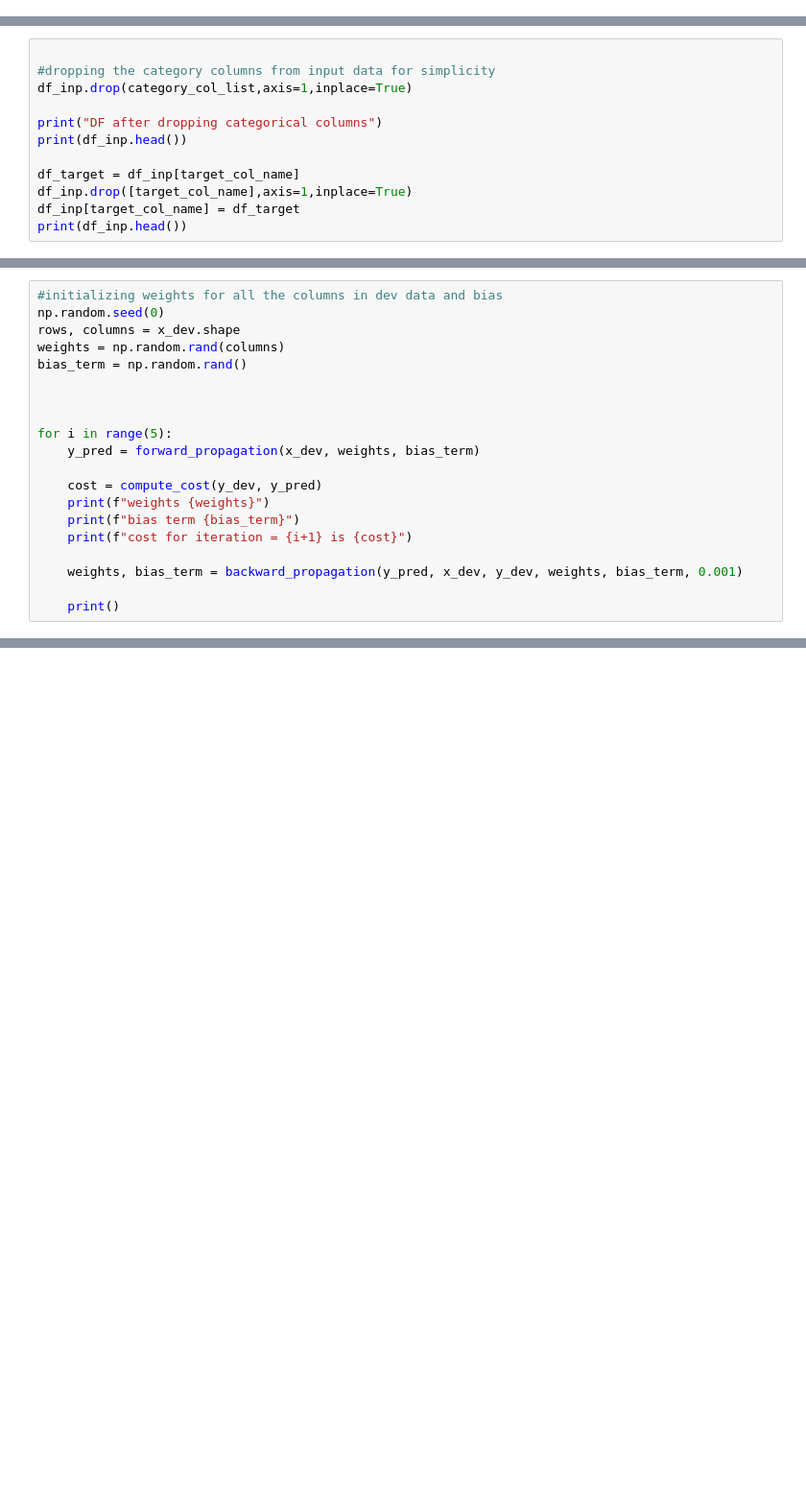
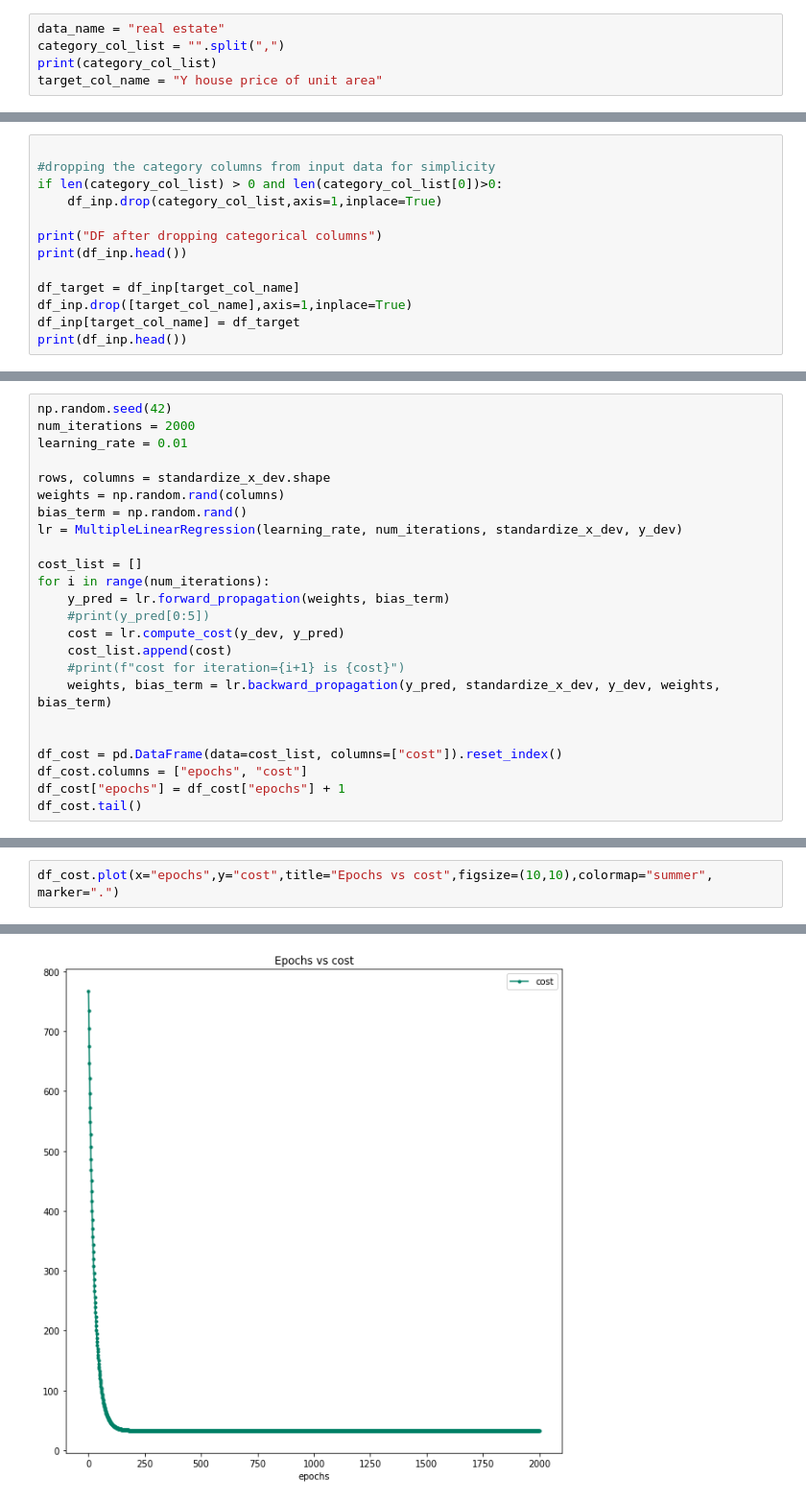
Before and after one commit to hassanmoid/FromScratch, a Jupyter notebook: linear_regression/scratch_lin_reg.ipynb, the cells around one changed output, grey strips where cells are left out. Shown at 96% size. Cells and saved outputs as stored; diff of their text form; blank space fills up the shorter version.

Commit message:
cleaned linear regression notebook to make generic

```diff
--- a/linear_regression/scratch_lin_reg.ipynb
+++ b/linear_regression/scratch_lin_reg.ipynb
@@ -33,0 +52,5 @@ print(df_inp.head())
+# %%
+data_name = "real estate"
+category_col_list = "".split(",")
+print(category_col_list)
+target_col_name = "Y house price of unit area"
@@ -34,7 +81,8 @@ print(df_inp.head())
 # %%
 
 #dropping the category columns from input data for simplicity
-df_inp.drop(category_col_list,axis=1,inplace=True)
+if len(category_col_list) > 0 and len(category_col_list[0])>0:
+    df_inp.drop(category_col_list,axis=1,inplace=True)
 
 print("DF after dropping categorical columns")
 print(df_inp.head())
@@ -116,21 +173,25 @@ def backward_propagation(pred_y, dev_x, dev_y, weights, bias_term, learning_rate
 # %%
-#initializing weights for all the columns in dev data and bias
-np.random.seed(0)
-rows, columns = x_dev.shape
+np.random.seed(42)
+num_iterations = 2000
+learning_rate = 0.01
+
+rows, columns = standardize_x_dev.shape
 weights = np.random.rand(columns)
 bias_term = np.random.rand()
+lr = MultipleLinearRegression(learning_rate, num_iterations, standardize_x_dev, y_dev)
+
+cost_list = []
+for i in range(num_iterations):
+    y_pred = lr.forward_propagation(weights, bias_term)
+    #print(y_pred[0:5])
+    cost = lr.compute_cost(y_dev, y_pred)
+    cost_list.append(cost)
+    #print(f"cost for iteration={i+1} is {cost}")
+    weights, bias_term = lr.backward_propagation(y_pred, standardize_x_dev, y_dev, weights, bias_term)
 
 
-
-for i in range(5):
-    y_pred = forward_propagation(x_dev, weights, bias_term)
-
-    cost = compute_cost(y_dev, y_pred)
-    print(f"weights {weights}")
-    print(f"bias term {bias_term}")
-    print(f"cost for iteration = {i+1} is {cost}")
-
-    weights, bias_term = backward_propagation(y_pred, x_dev, y_dev, weights, bias_term, 0.001)
-
-    print()
+df_cost = pd.DataFrame(data=cost_list, columns=["cost"]).reset_index()
+df_cost.columns = ["epochs", "cost"]
+df_cost["epochs"] = df_cost["epochs"] + 1
+df_cost.tail()
 # %% [output]
@@ -181,0 +204,3 @@ class MultipleLinearRegression:
+# %%
+df_cost.plot(x="epochs",y="cost",title="Epochs vs cost",figsize=(10,10),colormap="summer", marker=".")
+# %% [output]
@@ -181,0 +208 @@ class MultipleLinearRegression:
+[figure, added]
```
Also changed, not shown: parts of 23 cells of this notebook.
